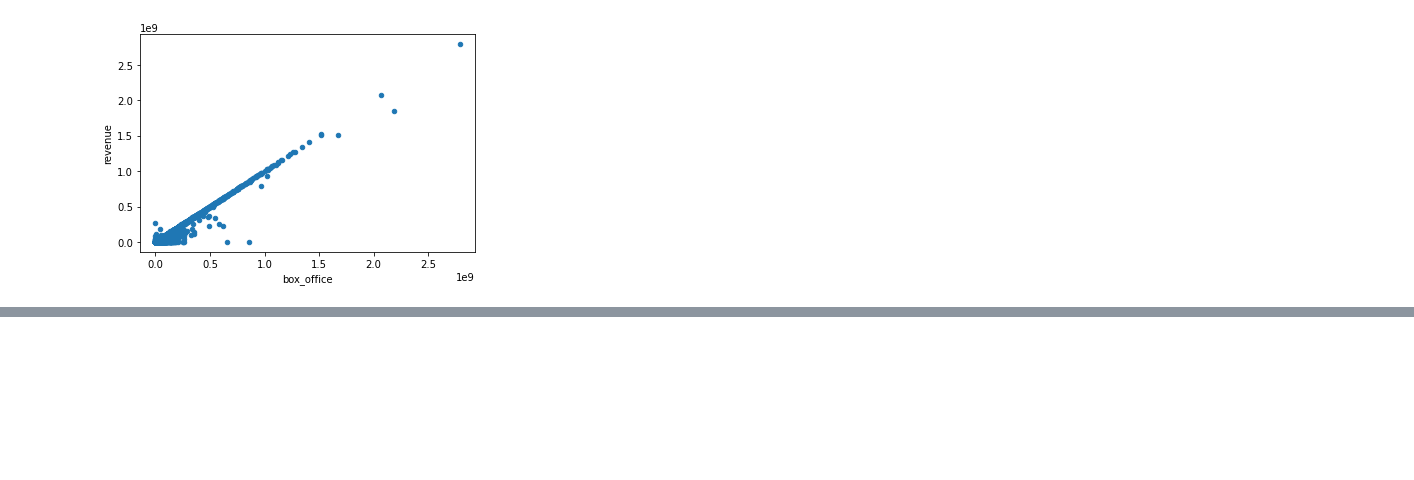
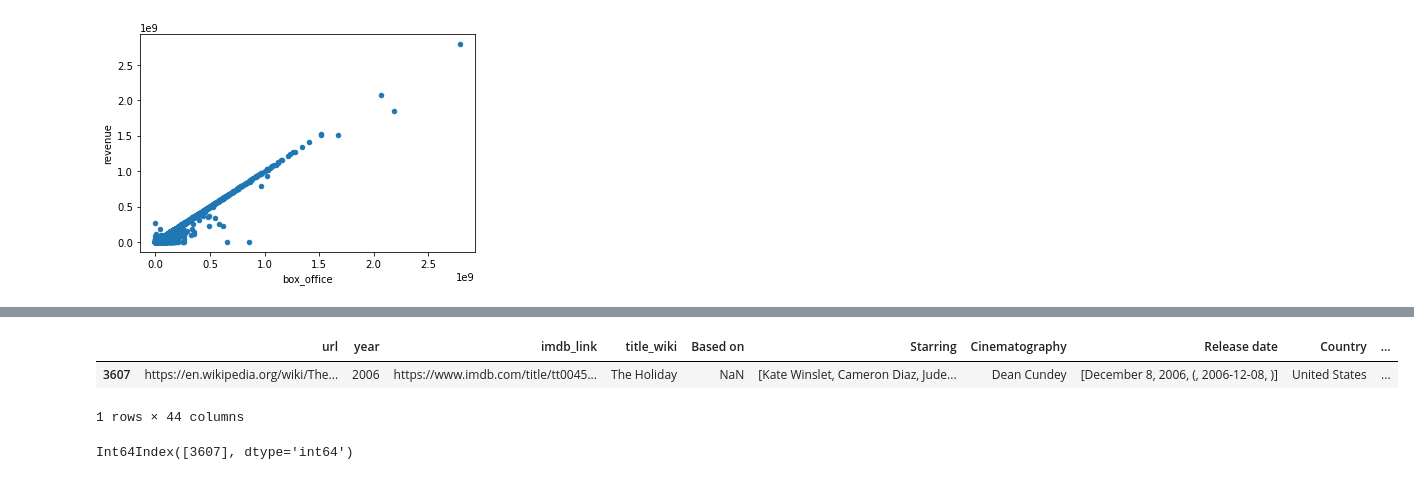
Before and after one commit to ugommajokolie/Movies-ETL, a Jupyter notebook: wiki_movies.ipynb, the cells around one changed output, grey strips where cells are left out. Saved outputs shown, nothing was run; the diff lists cells and outputs as text; code cells hidden in the pictures; blank space fills up the shorter version.

```diff
--- a/wiki_movies.ipynb
+++ b/wiki_movies.ipynb
@@ -960,0 +977,15 @@ movies_df.fillna(0).plot(x='box_office', y='revenue', kind='scatter')
+# %%
+# Investigate outliner around 2006
+# display movies with release date on wiki is after 1996 and release date to kaggle before 1965
+
+movies_df[(movies_df['release_date_wiki'] > '1996-01-01') & (movies_df['release_date_kaggle'] < '1965-01-01')]
+# %% [output]
+|  | url | year | imdb_link | title_wiki | Based on | Starring | Cinematography | Release date | Country | ... |
+| 3607 | https://en.wikipedia.org/wiki/The... | 2006 | https://www.imdb.com/title/tt0045... | The Holiday | NaN | [Kate Winslet, Cameron Diaz, Jude... | Dean Cundey | [December 8, 2006, (, 2006-12-08, )] | United States | ... |
+1 rows × 44 columns
+# %%
+# Get the index of the row
+
+movies_df[(movies_df['release_date_wiki'] > '1996-01-01') & (movies_df['release_date_kaggle'] < '1965-01-01')].index
+# %% [output]
+Int64Index([3607], dtype='int64')
```
Also changed, not shown: parts of 16 cells of this notebook.
